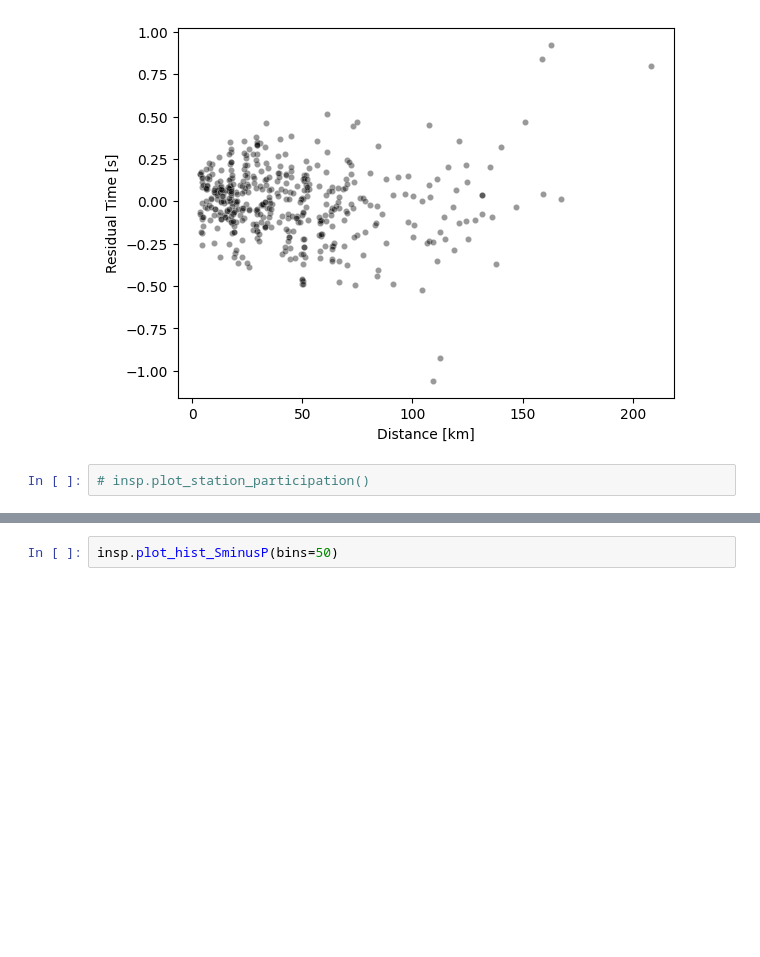
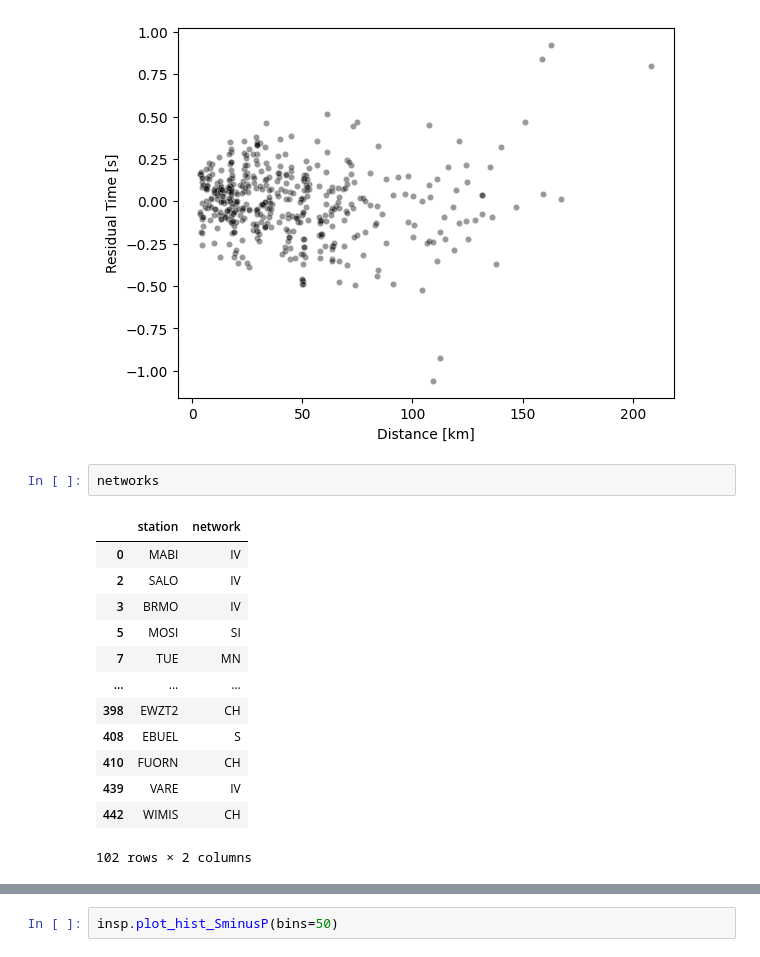
Before and after one commit to ikahbasi/SeisRoutine, a Jupyter notebook: Catalog-example.ipynb, the cells around one changed output, grey strips where cells are left out. Saved outputs shown, nothing was run; the diff lists cells and outputs as text; blank space fills up the shorter version.

```diff
--- a/Catalog-example.ipynb
+++ b/Catalog-example.ipynb
@@ -32,5 +28,19 @@ insp.plot_residual_vs_distance(kind='normal')
 # %% [output]
 [figure]
 [figure]
-# %%
-# insp.plot_station_participation()
+# %%
+networks
+# %% [output]
+|  | station | network |
+| 0 | MABI | IV |
+| 2 | SALO | IV |
+| 3 | BRMO | IV |
+| 5 | MOSI | SI |
+| 7 | TUE | MN |
+| ... | ... | ... |
+| 398 | EWZT2 | CH |
+| 408 | EBUEL | S |
+| 410 | FUORN | CH |
+| 439 | VARE | IV |
+| 442 | WIMIS | CH |
+102 rows × 2 columns
```
Also changed, not shown: parts of 5 cells of this notebook, 2 other files.
